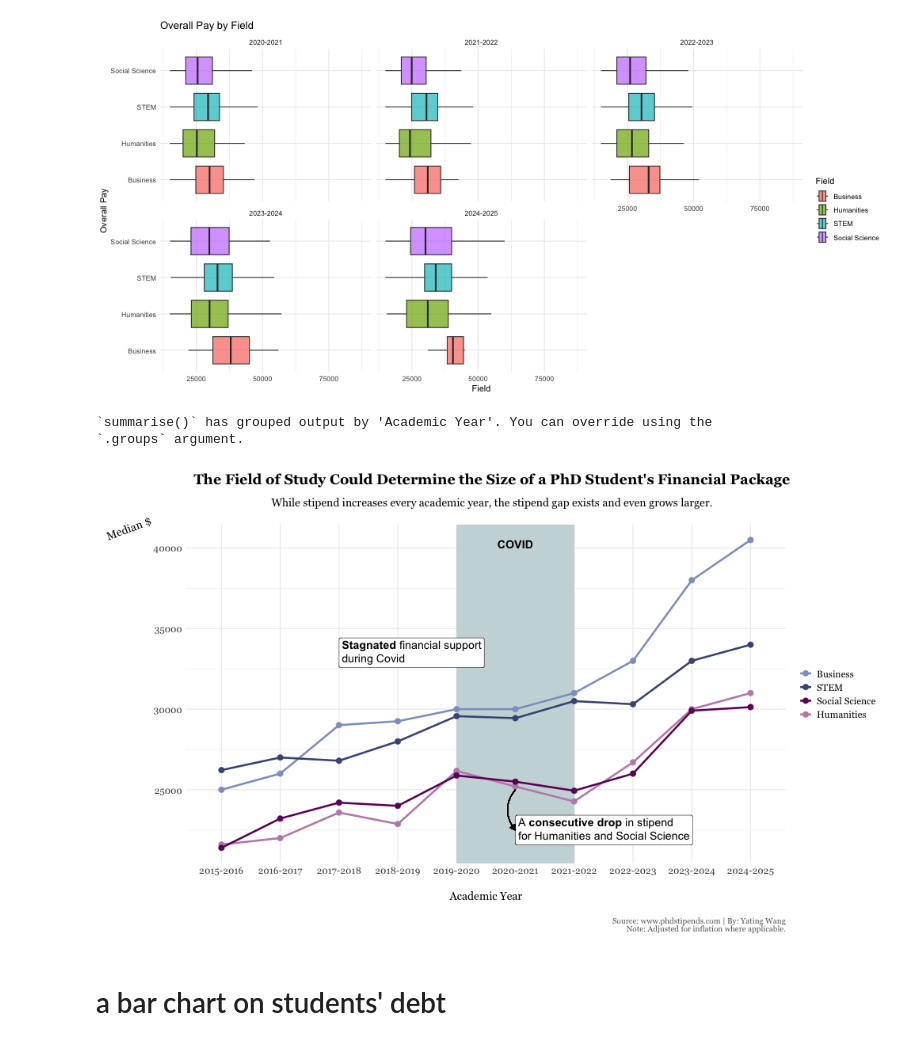
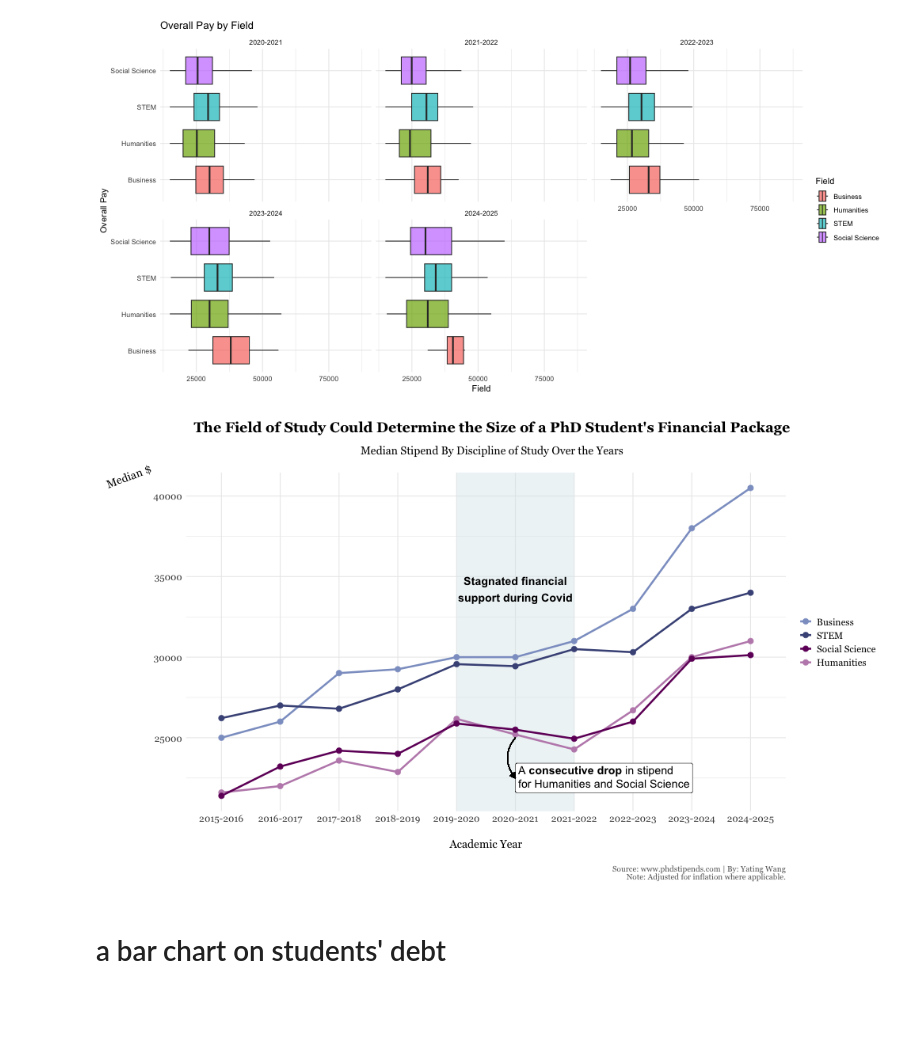
Before and after one commit to yatingw24/phd, a Jupyter notebook: ggplot_dist.ipynb, the cells around one changed output. Drawn from its saved outputs; the diff is of its cells as text; code cells hidden in the pictures; blank space fills up the shorter version.

```diff
--- a/ggplot_dist.ipynb
+++ b/ggplot_dist.ipynb
@@ -149,17 +142,16 @@ ggplot(df_filtered, aes(x = `Overall Pay`, y = Field, fill = Field)) +
 # %%
 %%R -w1000
 
-# Adjust the 'Academic Year' factor to include years before 2020 (e.g., 2015-2016, 2016-2017, etc.)
+# Adjust the 'Academic Year' factor to include years before 2020
 df$`Academic Year` <- factor(df$`Academic Year`,
                              levels = c("2015-2016", "2016-2017", "2017-2018", "2018-2019", "2019-2020",
                                         "2020-2021", "2021-2022", "2022-2023", "2023-2024", "2024-2025"))
 
-# Remove rows with NA in 'Academic Year' or 'Overall Pay'
+# Load necessary library
 library(dplyr)
+
+# Remove rows with NA in 'Academic Year' or 'Overall Pay' and calculate median
 df_median <- df %>%
-  filter(!is.na(`Academic Year`) & !is.na(`Overall Pay`)) %>%  'Academic Year' or 'Overall Pay'
+  filter(!is.na(`Academic Year`) & !is.na(`Overall Pay`)) %>%
   group_by(`Academic Year`, Field) %>%
-  summarise(median_pay = median(`Overall Pay`, na.rm = TRUE))
+  summarise(median_pay = median(`Overall Pay`, na.rm = TRUE), .groups = 'drop')
-# %% [output]
-`summarise()` has grouped output by 'Academic Year'. You can override using the
-`.groups` argument.
@@ -166,5 +162,5 @@ df_median <- df %>%
 # %%
-%%R -w 1000 -h 600
+%%R -h 600 -w 1000
 
 custom_colors <- c(
     "STEM" = "#485487",
@@ -173,26 +169,26 @@ custom_colors <- c(
     "Social Science" = "#711568"
 )
 
-
 linechart <- ggplot(df_median, aes(x = `Academic Year`, y = median_pay,
                       color = reorder(Field, -median_pay),
                       group = Field)) +
 
-  geom_rect(aes(xmin = "2019-2020", xmax = "2021-2022", ymin = -Inf, ymax = Inf),
-            fill = "#cbdadc", alpha = 0.3, color = NA) +
+  annotate("rect", xmin = "2019-2020", xmax = "2021-2022", ymin = -Inf, ymax = Inf,
+           fill = "#deeaee", alpha = 0.5) +
 
-  geom_line(size = 1.2) +
+  geom_line(linewidth = 1.2) +
   geom_point(size = 3) +
 
-  annotate("text", x = "2020-2021", y = max(df_median$median_pay),
-           label = "COVID", color = "black", size = 5,
-           fontface = "bold", vjust = 1) +
+  annotate("text", x = "2020-2021", y = 35000,
+         label = "Stagnated financial\nsupport during Covid",
+         color = "black", size = 5,
+         fontface = "bold", vjust = 1) +
+
   annotate("richtext", x = "2020-2021", y = 22500,
-         label = "A <b>consecutive drop</b> in stipend<br>for Humanities and Social Science",
-         size = 5, color = "black", hjust = 0) +
-  annotate("richtext", x = "2017-2018", y = 33500,
-         label = "<b>Stagnated</b> financial support<br>during Covid",
-         size = 5, color = "black", hjust = 0) +
+           label = "A <b>consecutive drop</b> in stipend<br>for Humanities and Social Science",
+           size = 5, color = "black", hjust = 0) +
+
+
   geom_curve(aes(x = "2020-2021", y = 25000, xend = "2020-2021", yend = 22500),
            arrow = arrow(length = unit(0.1, "inches"), type = "closed"),
            color = "black", curvature = 0.4, size = 0.5) +
@@ -201,37 +197,37 @@ linechart <- ggplot(df_median, aes(x = `Academic Year`, y = median_pay,
 
   labs(
     title = "The Field of Study Could Determine the Size of a PhD Student's Financial Package",
-    subtitle = "While stipend increases every academic year, the stipend gap exists and even grows larger.",
+    subtitle = "Median Stipend By Discipline of Study Over the Years",
     caption = "Source: www.phdstipends.com | By: Yating Wang\nNote: Adjusted for inflation where applicable.",
     x = "Academic Year",
     y = "Median $"
   ) +
 
   theme(
     text = element_text(family = "Georgia"),
     plot.title = element_text(size = 18, hjust = 0.5, face = "bold", margin = margin(b = 15)),
     plot.subtitle = element_text(size = 14, hjust = 0.5, margin = margin(b = 20)),
     axis.title.x = element_text(size = 14, margin = margin(t = 20)),
     axis.title.y = element_text(size = 14, angle = 20),
     axis.text = element_text(size = 12),
     legend.title = element_blank(),
     legend.text = element_text(size = 12),
     legend.position = "right",
     plot.caption = element_text(size = 10, color = "grey40", margin = margin(t = 20)),
     plot.margin = margin(10, 10, 10, 10),
     plot.background = element_rect(fill = "white", color = NA),
     panel.background = element_rect(fill = "white", color = NA),
     plot.title.position = "plot"
   ) +
 
   scale_x_discrete(limits = c("2015-2016", "2016-2017", "2017-2018", "2018-2019", "2019-2020",
                               "2020-2021", "2021-2022", "2022-2023", "2023-2024", "2024-2025")) +
 
   scale_color_manual(values = custom_colors)
 
 linechart
 # %% [output]
-[figure, old version]
+[figure, new version]
 # %%
 %%R
 
```
Also changed, not shown: parts of 3 cells of this notebook, 1 other file.
